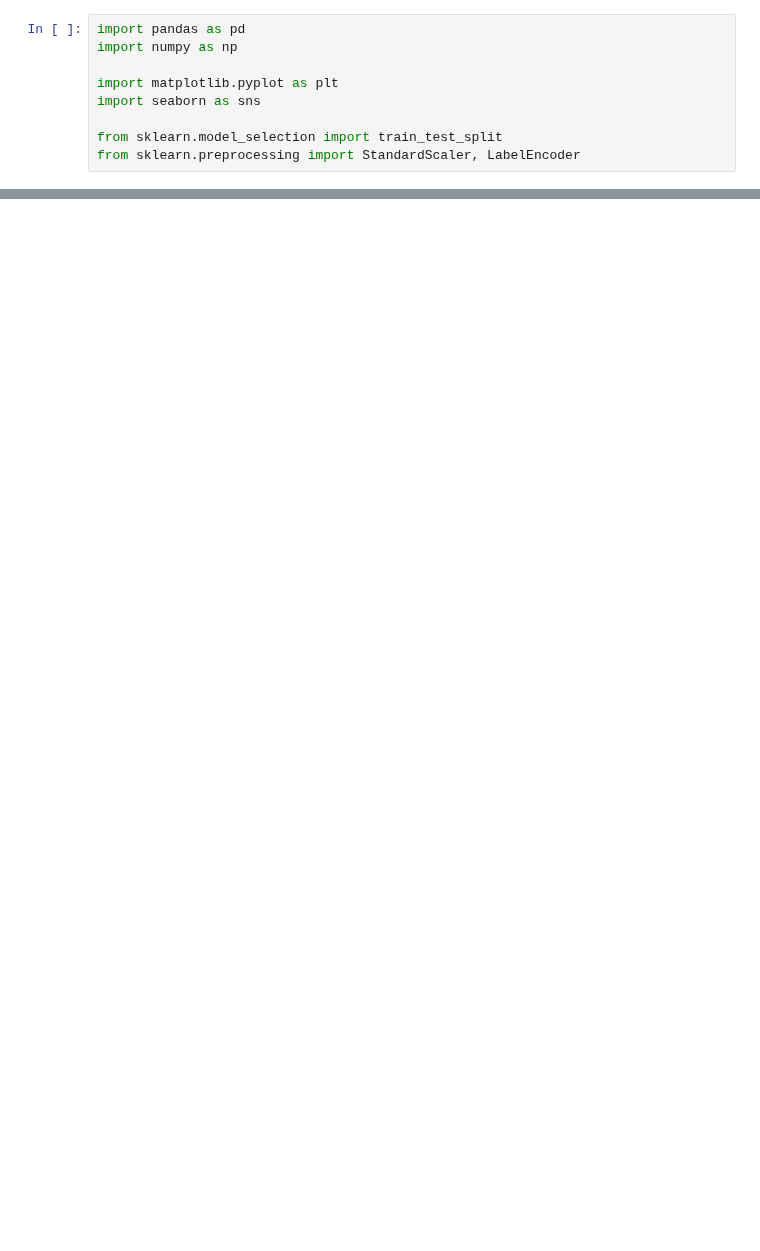
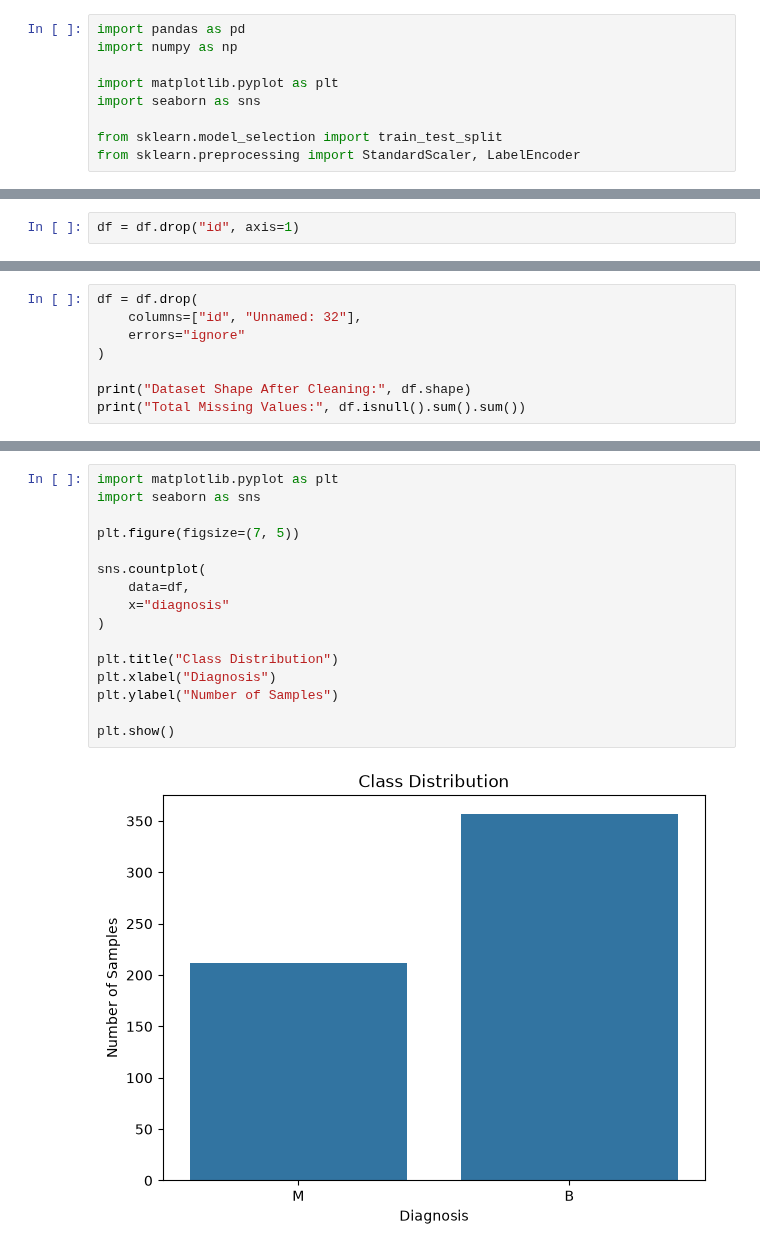
Before and after one commit to sudarshanchaudhari05/Placement-Prep, a Jupyter notebook: Machine learing and computer vison/Home Assignment/Home Assingment 2/Home Assingment2.ipynb, the cells around one changed output, grey strips where cells are left out. Cells and saved outputs as stored; diff of their text form; blank space fills up the shorter version.

```diff
--- a/Machine learing and computer vison/Home Assignment/Home Assingment 2/Home Assingment2.ipynb
+++ b/Machine learing and computer vison/Home Assignment/Home Assingment 2/Home Assingment2.ipynb
@@ -17,0 +115,2 @@ NameError: name 'pd' is not defined
+# %%
+df = df.drop("id", axis=1)
@@ -17,0 +121,8 @@ NameError: name 'pd' is not defined
+# %%
+df = df.drop(
+    columns=["id", "Unnamed: 32"],
+    errors="ignore"
+)
+
+print("Dataset Shape After Cleaning:", df.shape)
+print("Total Missing Values:", df.isnull().sum().sum())
@@ -17,0 +269,18 @@ NameError: name 'pd' is not defined
+# %%
+import matplotlib.pyplot as plt
+import seaborn as sns
+
+plt.figure(figsize=(7, 5))
+
+sns.countplot(
+    data=df,
+    x="diagnosis"
+)
+
+plt.title("Class Distribution")
+plt.xlabel("Diagnosis")
+plt.ylabel("Number of Samples")
+
+plt.show()
+# %% [output]
+[figure, added]
```
Also changed, not shown: parts of 38 cells of this notebook.
